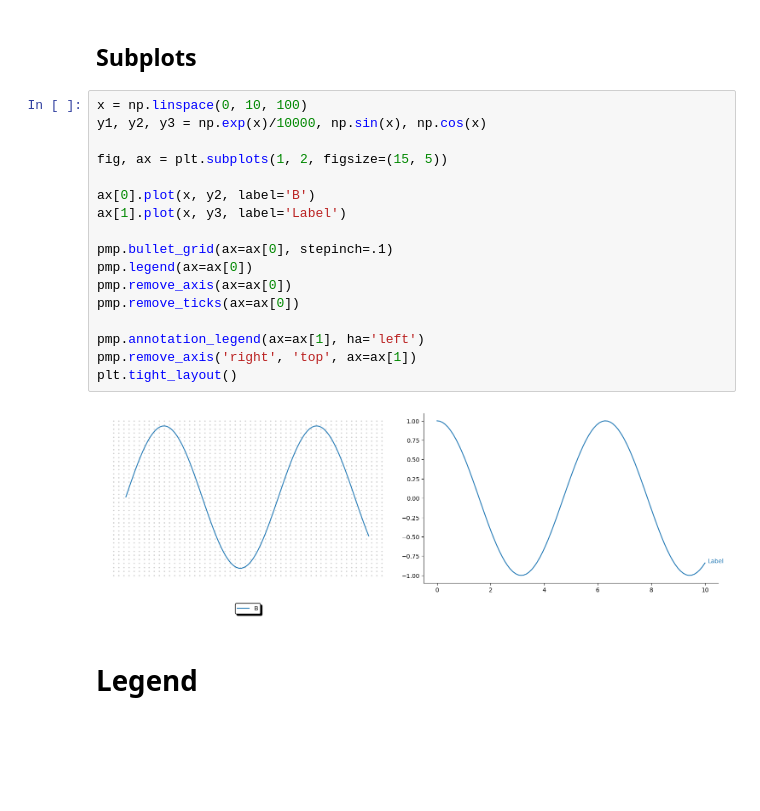
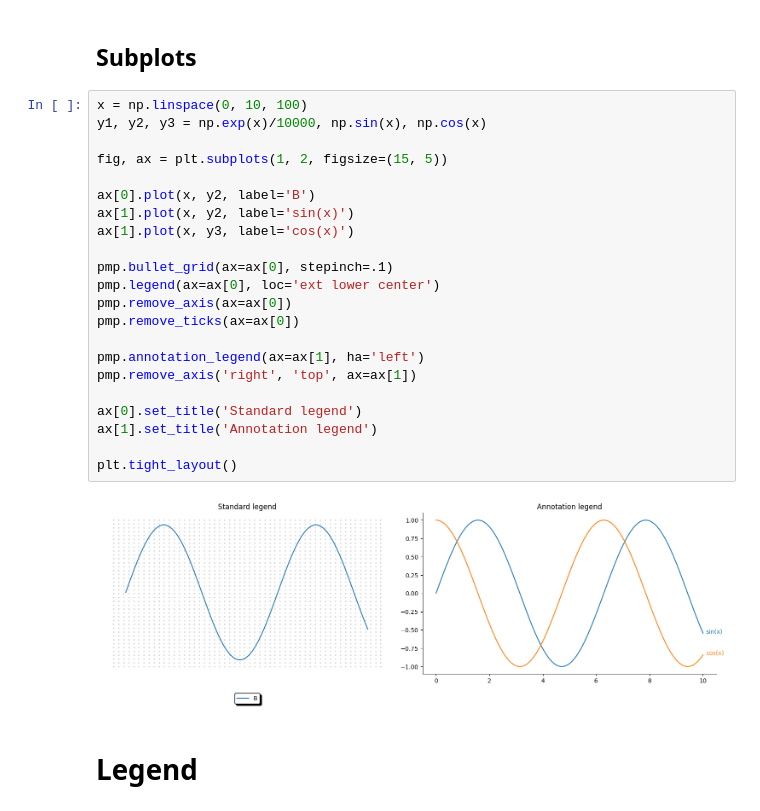
Before and after one commit to clarkmaio/pimpmyplot, a Jupyter notebook: notebook/demo.ipynb, the cells around one changed output. Cells and saved outputs as stored; diff of their text form; blank space fills up the shorter version.

```diff
--- a/notebook/demo.ipynb
+++ b/notebook/demo.ipynb
@@ -84,21 +30,26 @@ Bbox(x0=43.15277777777777, y0=343.50000000000006, x1=65.27777777777777, y1=357.5
 # %%
 x = np.linspace(0, 10, 100)
 y1, y2, y3 = np.exp(x)/10000, np.sin(x), np.cos(x)
 
 fig, ax = plt.subplots(1, 2, figsize=(15, 5))
 
 ax[0].plot(x, y2, label='B')
-ax[1].plot(x, y3, label='Label')
+ax[1].plot(x, y2, label='sin(x)')
+ax[1].plot(x, y3, label='cos(x)')
 
 pmp.bullet_grid(ax=ax[0], stepinch=.1)
-pmp.legend(ax=ax[0])
+pmp.legend(ax=ax[0], loc='ext lower center')
 pmp.remove_axis(ax=ax[0])
 pmp.remove_ticks(ax=ax[0])
 
 pmp.annotation_legend(ax=ax[1], ha='left')
 pmp.remove_axis('right', 'top', ax=ax[1])
+
+ax[0].set_title('Standard legend')
+ax[1].set_title('Annotation legend')
+
 plt.tight_layout()
 # %% [output]
-[figure, old version]
+[figure, new version]
 # %% [markdown]
 # Legend
```
Also changed, not shown: parts of 4 cells of this notebook, 5 other files.
